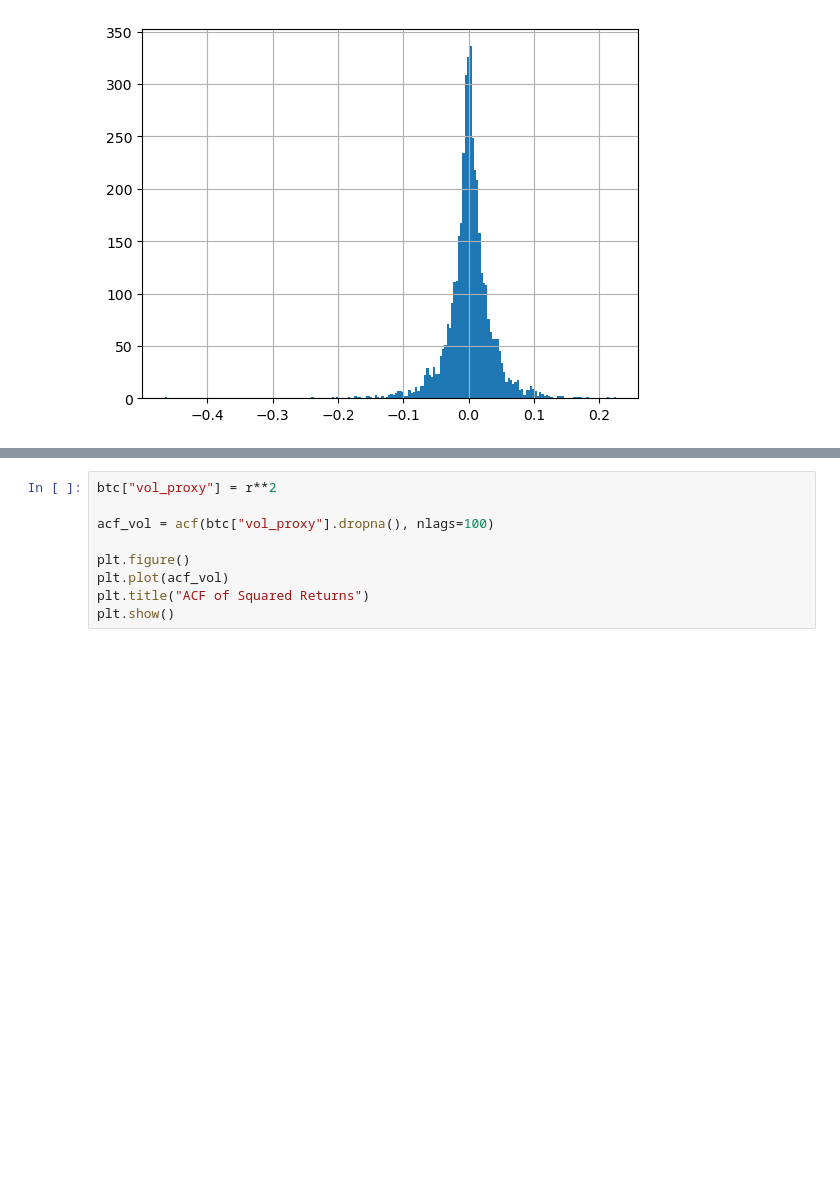
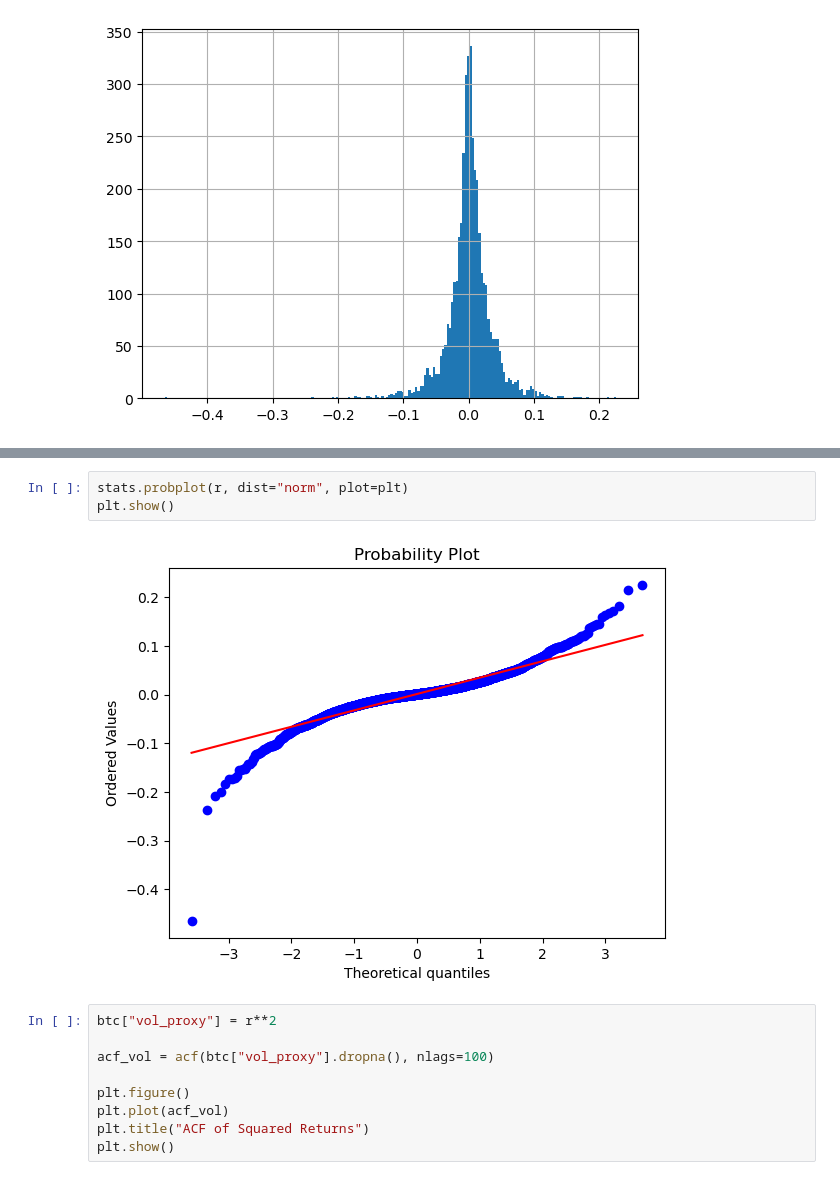
Before and after one commit to Guillaume-melis/Bictoin_price_modelisation, a Jupyter notebook: data_analysis.ipynb, the cells around one changed output, grey strips where cells are left out. Drawn from its saved outputs; the diff is of its cells as text; blank space fills up the shorter version.

```diff
--- a/data_analysis.ipynb
+++ b/data_analysis.ipynb
@@ -82,3 +96,8 @@ Excess Kurtosis: 11.701038734704902
+# %%
+stats.probplot(r, dist="norm", plot=plt)
+plt.show()
+# %% [output]
+[figure, added]
 # %%
 btc["vol_proxy"] = r**2
 
```
Also changed, not shown: parts of 45 cells of this notebook.
